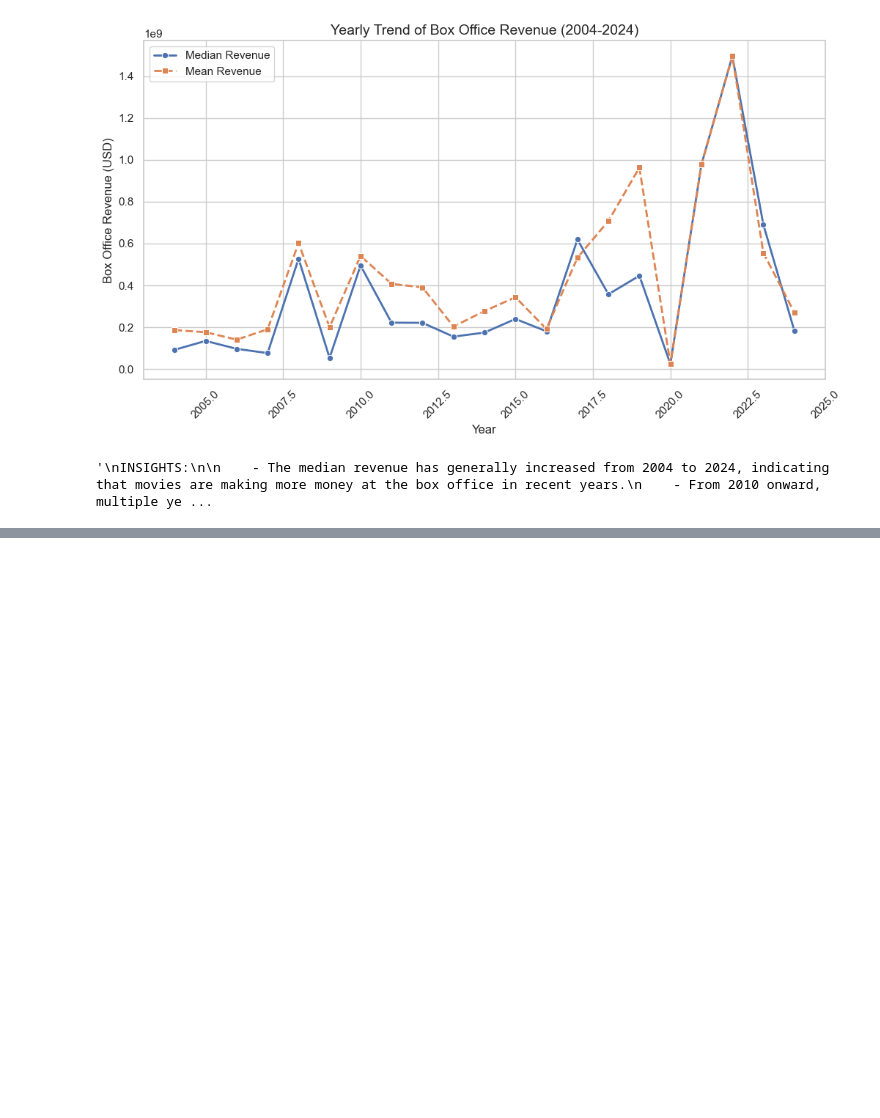
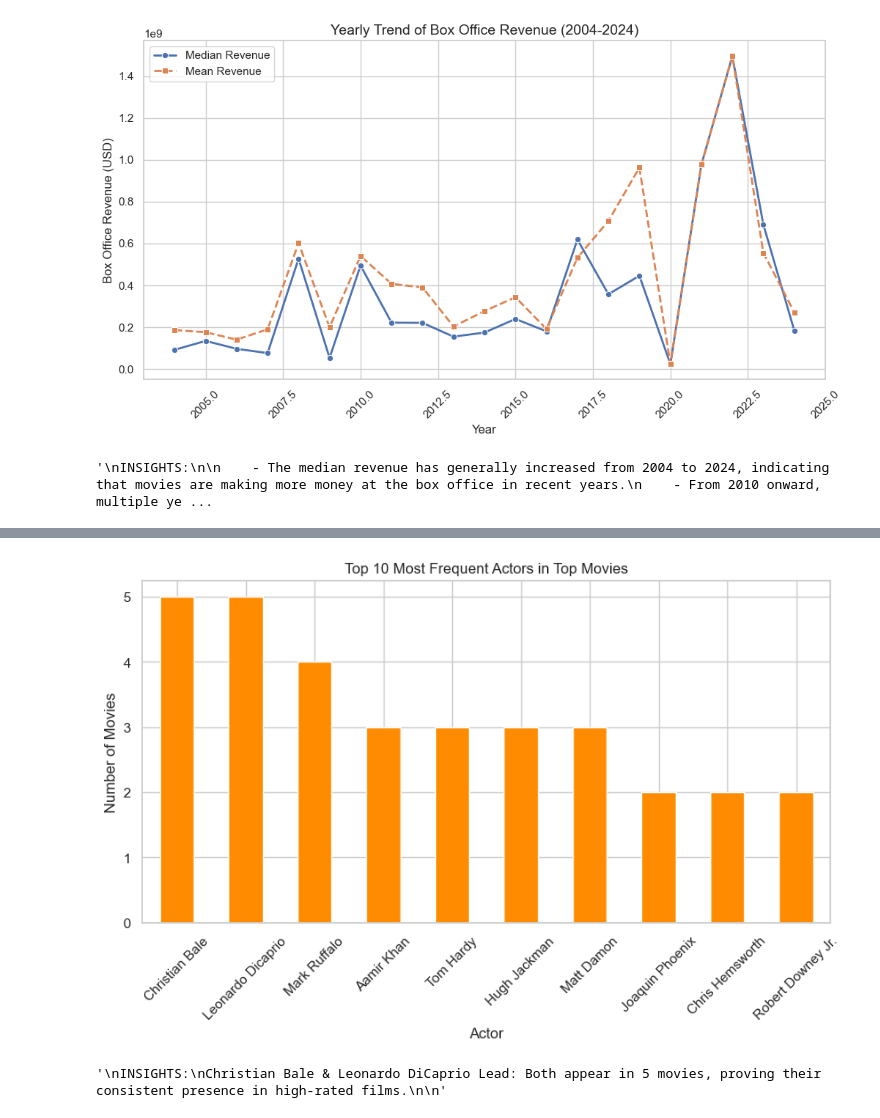
Before and after one commit to BihaniM/-OOP-for-School-Management-System, a Jupyter notebook: IMDB_Analysis.ipynb, the cells around one changed output, grey strips where cells are left out. Cells and saved outputs as stored; diff of their text form; code cells hidden in the pictures; blank space fills up the shorter version.

```diff
--- a/IMDB_Analysis.ipynb
+++ b/IMDB_Analysis.ipynb
@@ -387,0 +513,35 @@ INSIGHTS:
+# %%
+# Data Clean up for Actors
+
+# Use an Improved Trusted Actor Database for Filtering
+
+# Expanded list of known actors (curated from dataset analysis)
+known_actors = {
+    "Leonardo DiCaprio", "Christian Bale", "Mark Ruffalo", "Aamir Khan", "Tom Hardy",
+    "Hugh Jackman", "Matt Damon", "Viola Davis", "Clint Eastwood", "Zendaya",
+    "Robert Downey Jr.", "Chris Evans", "Scarlett Johansson", "Brad Pitt", "Joaquin Phoenix",
+    "Meryl Streep", "Denzel Washington", "Tom Hanks", "Ryan Gosling", "Natalie Portman",
+    "Margot Robbie", "Benedict Cumberbatch", "Florence Pugh", "Timothée Chalamet",
+    "Emily Blunt", "Emma Stone", "Keanu Reeves", "Chris Hemsworth", "Tilda Swinton"
+}
+# %%
+# Split multiple actors into separate rows
+df_exploded_actors = df.assign(Actor=df["Lead Actors"].str.split(",")).explode("Actor")
+df_exploded_actors["Actor"] = df_exploded_actors["Actor"].str.strip()
+
+# Filter out non-actors
+df_exploded_actors = df_exploded_actors[df_exploded_actors["Actor"].isin(known_actors)]
+# %%
+# Standardize Name Formatting
+
+# Ensure uniform capitalization and remove accidental spaces
+df_exploded_actors["Actor"] = df_exploded_actors["Actor"].str.title().str.strip()
+# %%
+#  Top 10 Actors Chart
+
+# Count the most frequent actors
+actor_counts = df_exploded_actors["Actor"].value_counts().head(10)
+
+# Display the cleaned top 10 actors
+print("\n=== Cleaned Top 10 Most Frequent Actors ===")
+print(actor_counts)
@@ -387,0 +562,19 @@ INSIGHTS:
+# %%
+# Bar plot for most frequent actors
+plt.figure(figsize=(10, 5))
+actor_counts.plot(kind="bar", color="darkorange")
+plt.title("Top 10 Most Frequent Actors in Top Movies")
+plt.xlabel("Actor")
+plt.ylabel("Number of Movies")
+plt.xticks(rotation=45)
+plt.show()
+# %% [output]
+[figure, added]
+# %%
+"""
+INSIGHTS:
+Christian Bale & Leonardo DiCaprio Lead: Both appear in 5 movies, proving their consistent presence in high-rated films.
+
+"""
+# %% [output]
+'\nINSIGHTS:\nChristian Bale & Leonardo DiCaprio Lead: Both appear in 5 movies, proving their consistent presence in high-rated films.\n\n'
```
Also changed, not shown: parts of 29 cells of this notebook.
